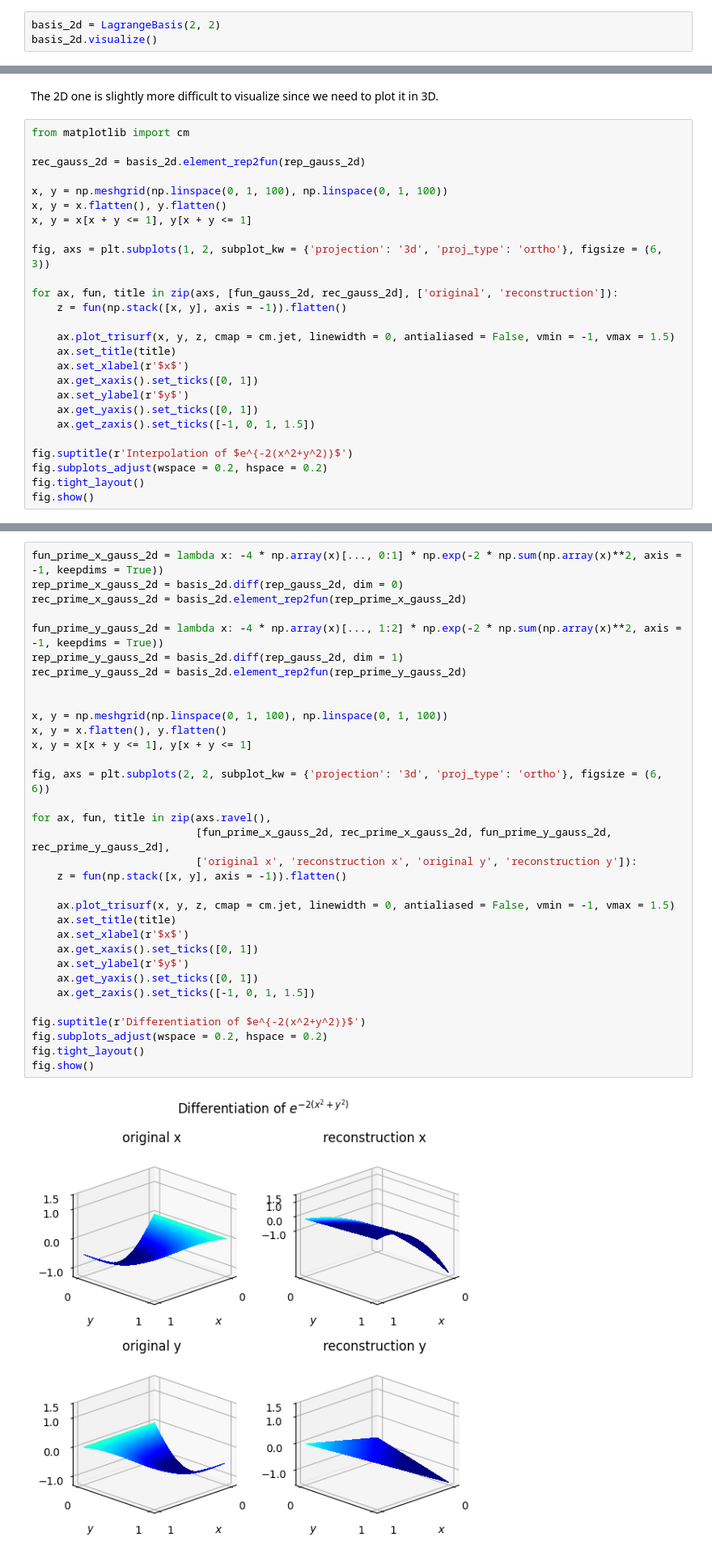
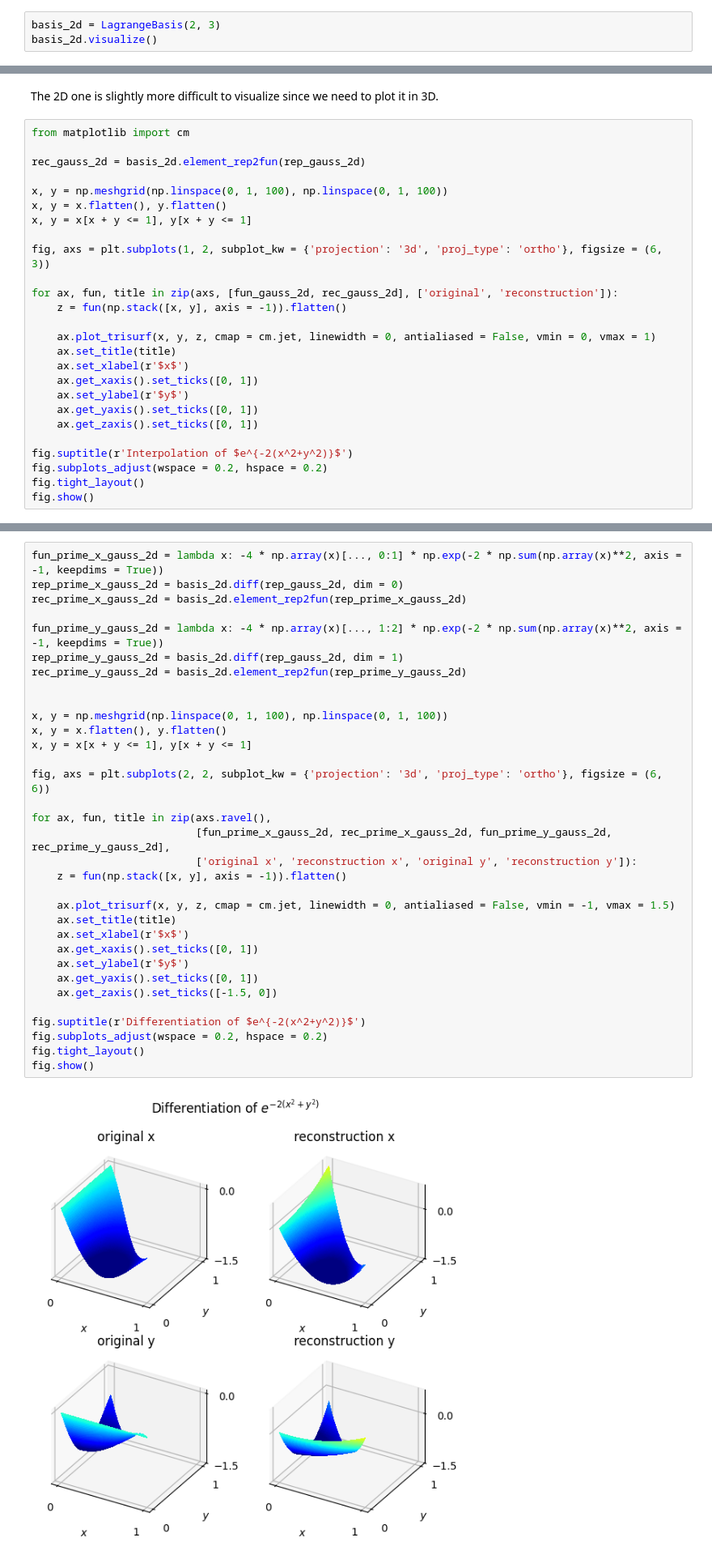
Before and after one commit to c-earth/TNPDE, a Jupyter notebook: 03_basis.ipynb, the cells around one changed output, grey strips where cells are left out. Shown at 81% size. Cells and saved outputs as stored; diff of their text form.

```diff
--- a/03_basis.ipynb
+++ b/03_basis.ipynb
@@ -16,4 +28,4 @@ basis_1d.visualize()
 # %%
-basis_2d = LagrangeBasis(2, 2)
+basis_2d = LagrangeBasis(2, 3)
 basis_2d.visualize()
 # %% [output]
@@ -82,13 +102,13 @@ fig, axs = plt.subplots(1, 2, subplot_kw = {'projection': '3d', 'proj_type': 'or
 for ax, fun, title in zip(axs, [fun_gauss_2d, rec_gauss_2d], ['original', 'reconstruction']):
     z = fun(np.stack([x, y], axis = -1)).flatten()
 
-    ax.plot_trisurf(x, y, z, cmap = cm.jet, linewidth = 0, antialiased = False, vmin = -1, vmax = 1.5)
+    ax.plot_trisurf(x, y, z, cmap = cm.jet, linewidth = 0, antialiased = False, vmin = 0, vmax = 1)
     ax.set_title(title)
     ax.set_xlabel(r'$x$')
     ax.get_xaxis().set_ticks([0, 1])
     ax.set_ylabel(r'$y$')
     ax.get_yaxis().set_ticks([0, 1])
-    ax.get_zaxis().set_ticks([-1, 0, 1, 1.5])
+    ax.get_zaxis().set_ticks([0, 1])
 
 fig.suptitle(r'Interpolation of $e^{-2(x^2+y^2)}$')
 fig.subplots_adjust(wspace = 0.2, hspace = 0.2)
@@ -168,32 +156,32 @@ rep_prime_x_gauss_2d = basis_2d.diff(rep_gauss_2d, dim = 0)
 rec_prime_x_gauss_2d = basis_2d.element_rep2fun(rep_prime_x_gauss_2d)
 
 fun_prime_y_gauss_2d = lambda x: -4 * np.array(x)[..., 1:2] * np.exp(-2 * np.sum(np.array(x)**2, axis = -1, keepdims = True))
 rep_prime_y_gauss_2d = basis_2d.diff(rep_gauss_2d, dim = 1)
 rec_prime_y_gauss_2d = basis_2d.element_rep2fun(rep_prime_y_gauss_2d)
 
 
 x, y = np.meshgrid(np.linspace(0, 1, 100), np.linspace(0, 1, 100))
 x, y = x.flatten(), y.flatten()
 x, y = x[x + y <= 1], y[x + y <= 1]
 
 fig, axs = plt.subplots(2, 2, subplot_kw = {'projection': '3d', 'proj_type': 'ortho'}, figsize = (6, 6))
 
 for ax, fun, title in zip(axs.ravel(),
                           [fun_prime_x_gauss_2d, rec_prime_x_gauss_2d, fun_prime_y_gauss_2d, rec_prime_y_gauss_2d],
                           ['original x', 'reconstruction x', 'original y', 'reconstruction y']):
     z = fun(np.stack([x, y], axis = -1)).flatten()
 
     ax.plot_trisurf(x, y, z, cmap = cm.jet, linewidth = 0, antialiased = False, vmin = -1, vmax = 1.5)
     ax.set_title(title)
     ax.set_xlabel(r'$x$')
     ax.get_xaxis().set_ticks([0, 1])
     ax.set_ylabel(r'$y$')
     ax.get_yaxis().set_ticks([0, 1])
-    ax.get_zaxis().set_ticks([-1, 0, 1, 1.5])
+    ax.get_zaxis().set_ticks([-1.5, 0])
 
 fig.suptitle(r'Differentiation of $e^{-2(x^2+y^2)}$')
 fig.subplots_adjust(wspace = 0.2, hspace = 0.2)
 fig.tight_layout()
 fig.show()
 # %% [output]
-[figure, old version]
+[figure, new version]
```
Also changed, not shown: parts of 21 cells of this notebook, 1 other file.
